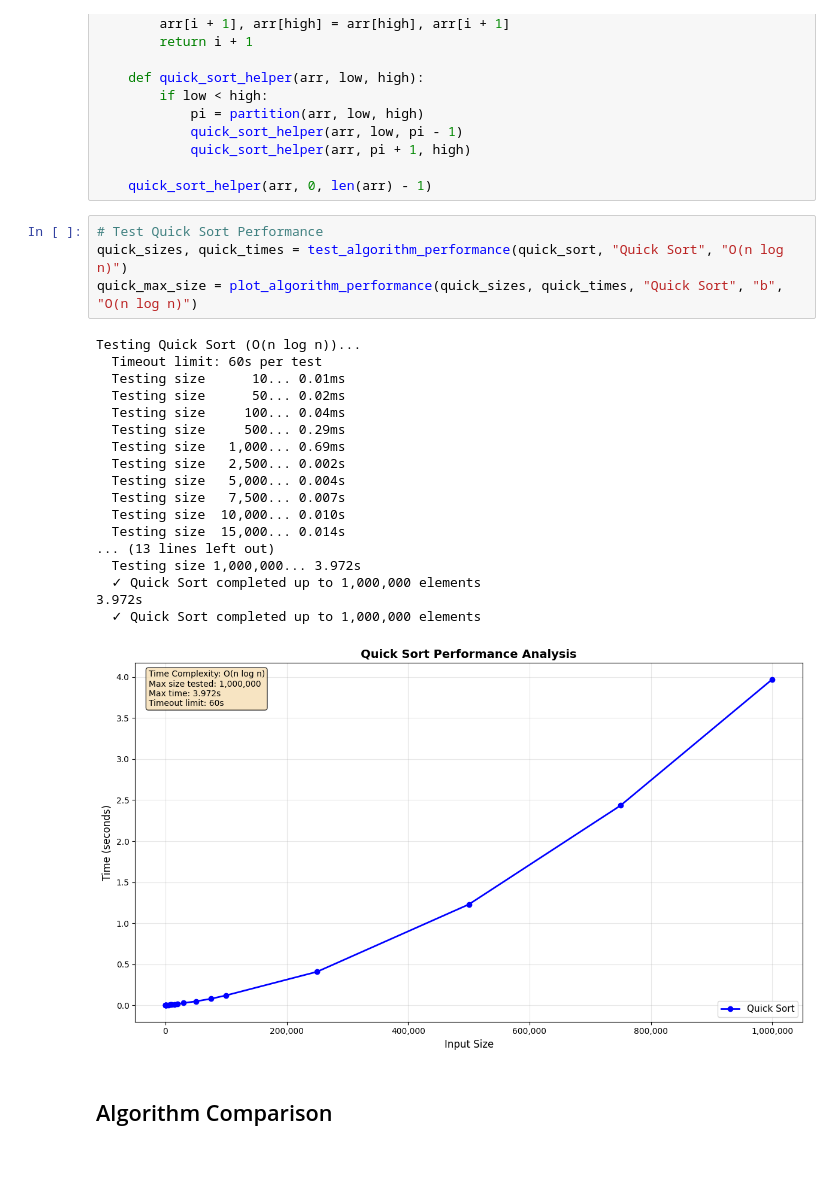
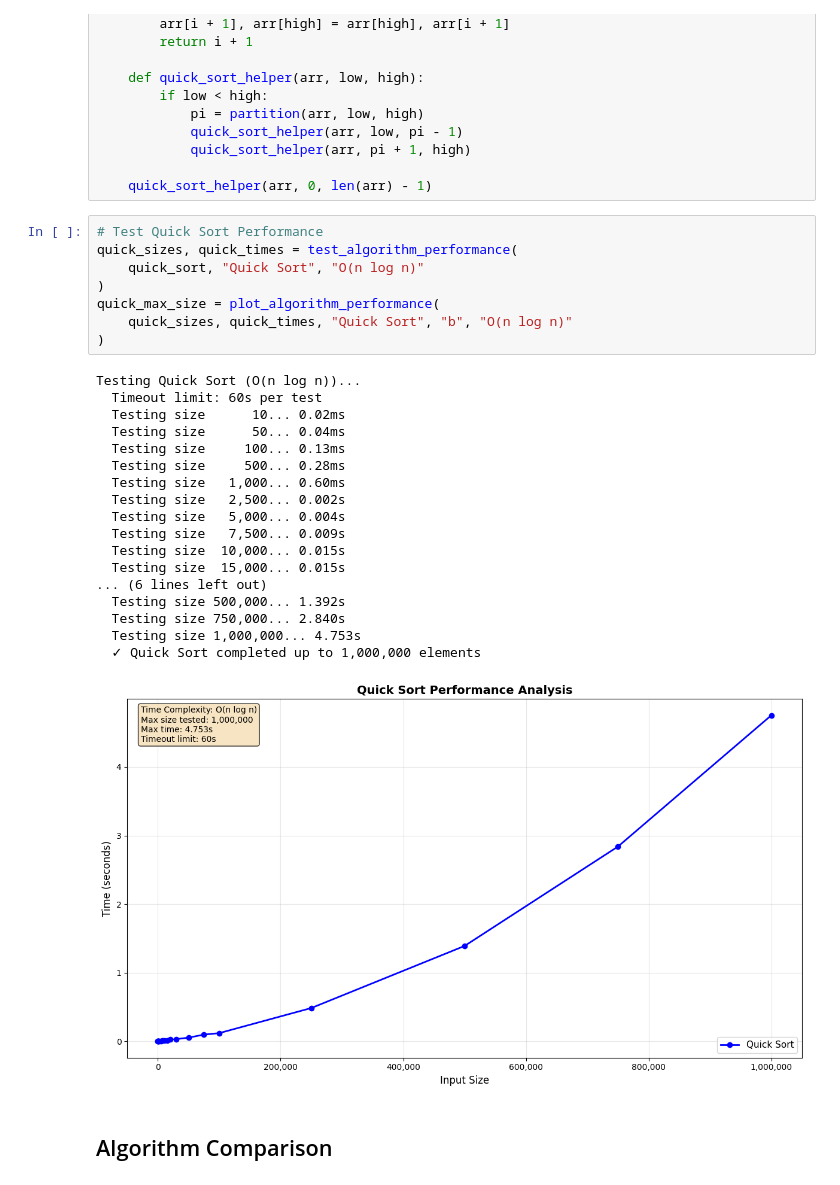
Before and after one commit to aryamaddel/DAA-college-work, a Jupyter notebook: sorting_algorithm_analysis.ipynb, the cells around one changed output. Cells and saved outputs as stored; diff of their text form.

```diff
--- a/sorting_algorithm_analysis.ipynb
+++ b/sorting_algorithm_analysis.ipynb
@@ -233,27 +273,31 @@ def quick_sort(arr):
     quick_sort_helper(arr, 0, len(arr) - 1)
 # %%
 # Test Quick Sort Performance
-quick_sizes, quick_times = test_algorithm_performance(quick_sort, "Quick Sort", "O(n log n)")
-quick_max_size = plot_algorithm_performance(quick_sizes, quick_times, "Quick Sort", "b", "O(n log n)")
+quick_sizes, quick_times = test_algorithm_performance(
+    quick_sort, "Quick Sort", "O(n log n)"
+)
+quick_max_size = plot_algorithm_performance(
+    quick_sizes, quick_times, "Quick Sort", "b", "O(n log n)"
+)
 # %% [output]
 Testing Quick Sort (O(n log n))...
   Timeout limit: 60s per test
-  Testing size      10... 0.01ms
-  Testing size      50... 0.02ms
-  Testing size     100... 0.04ms
-  Testing size     500... 0.29ms
-  Testing size   1,000... 0.69ms
+  Testing size      10... 0.02ms
+  Testing size      50... 0.04ms
+  Testing size     100... 0.13ms
+  Testing size     500... 0.28ms
+  Testing size   1,000... 0.60ms
   Testing size   2,500... 0.002s
   Testing size   5,000... 0.004s
-  Testing size   7,500... 0.007s
-  Testing size  10,000... 0.010s
-  Testing size  15,000... 0.014s
-... (13 lines left out)
-  Testing size 1,000,000... 3.972s
+  Testing size   7,500... 0.009s
+  Testing size  10,000... 0.015s
+  Testing size  15,000... 0.015s
+... (6 lines left out)
+  Testing size 500,000... 1.392s
+  Testing size 750,000... 2.840s
+  Testing size 1,000,000... 4.753s
   ✓ Quick Sort completed up to 1,000,000 elements
-3.972s
-  ✓ Quick Sort completed up to 1,000,000 elements
-[figure, old version]
+[figure, new version]
 # %% [markdown]
 ## Algorithm Comparison
 # %%
```
Also changed, not shown: parts of 6 cells of this notebook.
